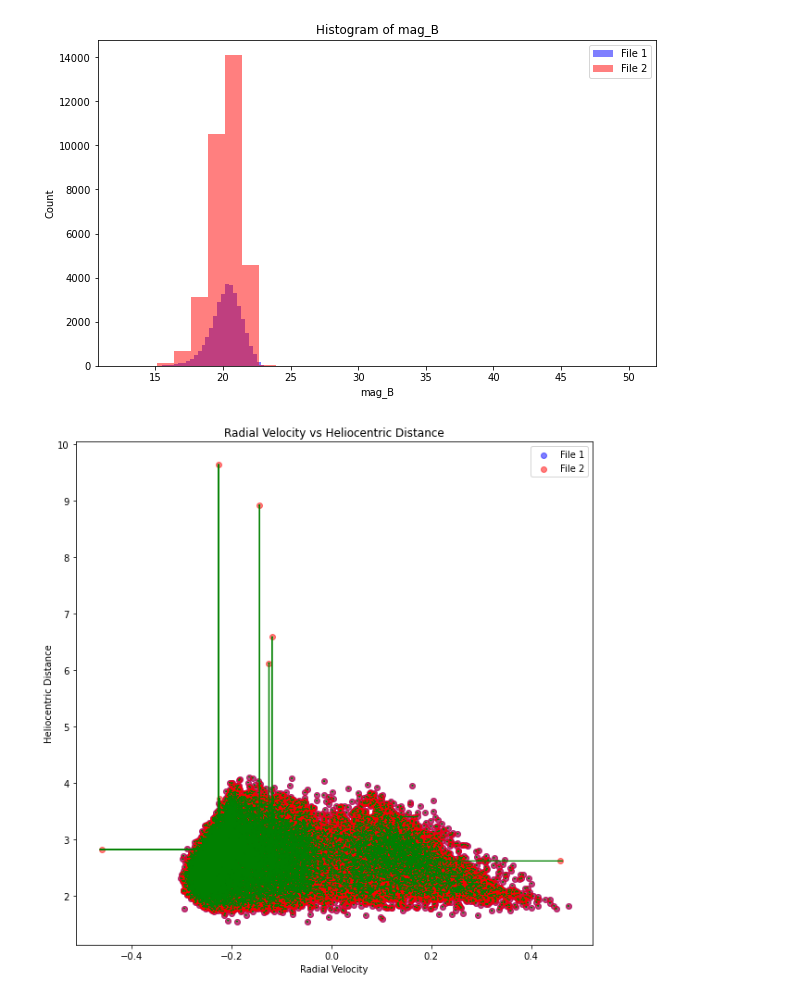
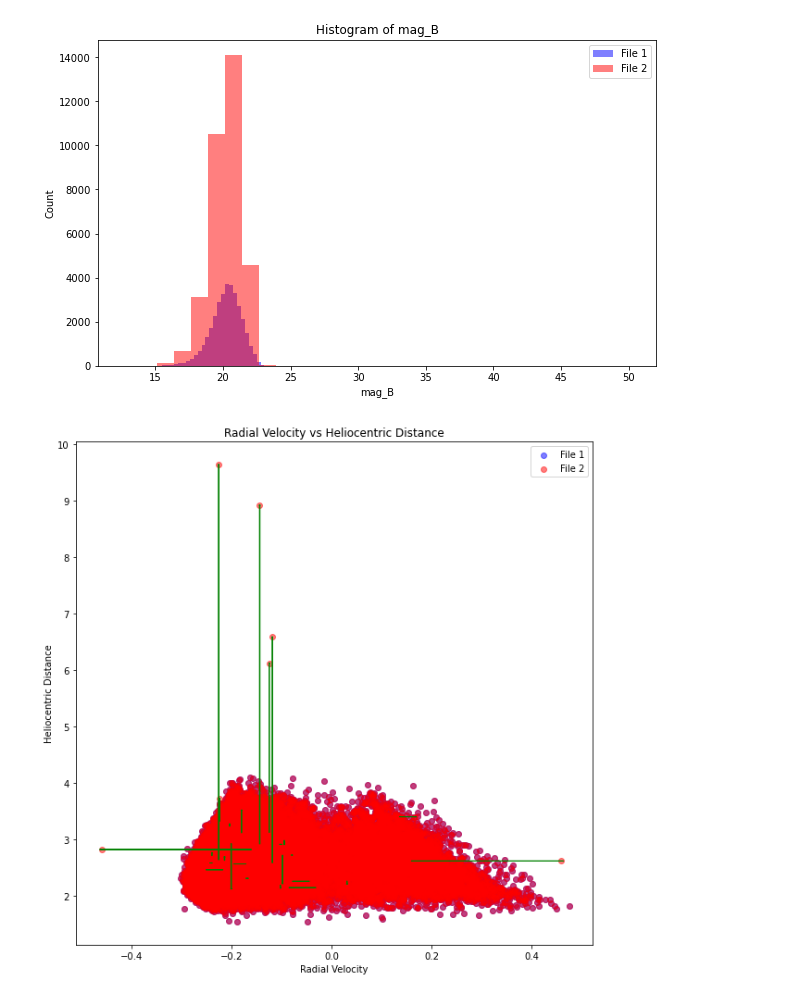
Before and after one commit to prateekdceit06/mled_project, a Jupyter notebook: AstroMLData.ipynb, the cells around one changed output. Saved outputs shown, nothing was run; the diff lists cells and outputs as text; code cells hidden in the pictures.

```diff
--- a/AstroMLData.ipynb
+++ b/AstroMLData.ipynb
@@ -287,19 +281,20 @@ for mag in magnitudes:
 # %%
 
 df1_vlambda_median = np.median(df1['vlambda'])
 df1_r_helio_median = np.median(df1['r_helio'])
 df2_vlambda_median = np.median(df2['vlambda'])
 df2_r_helio_median = np.median(df2['r_helio'])
 
 plt.figure(figsize=(10, 10))
 plt.scatter(df1['vlambda'], df1['r_helio'], color='blue', label='File 1', alpha=0.5)
 plt.scatter(df2['vlambda'], df2['r_helio'], color='red', label='File 2', alpha=0.5)
 for vlambda1, r_helio1, vlambda2, r_helio2 in zip(df1['vlambda'], df1['r_helio'], df2['vlambda'], df2['r_helio']):
-    plt.arrow(vlambda1, r_helio1, vlambda2 - vlambda1, r_helio2 - r_helio1, color='green')
+    if  vlambda2 != vlambda1 or r_helio2 != r_helio1:
+        plt.arrow(vlambda1, r_helio1, vlambda2 - vlambda1, r_helio2 - r_helio1, color='green')
 plt.xlabel('Radial Velocity')
 plt.ylabel('Heliocentric Distance')
 plt.title('Radial Velocity vs Heliocentric Distance')
 plt.legend()
 plt.show()
 # %% [output]
-[figure, old version]
+[figure, new version]
```
Also changed, not shown: parts of 4 cells of this notebook, 1 other file.
